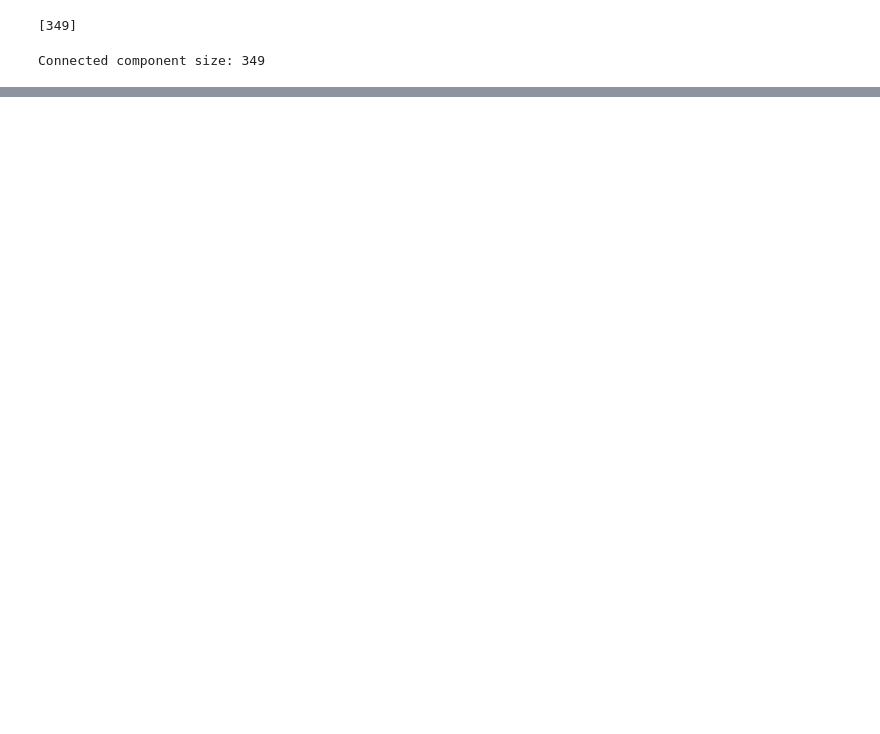
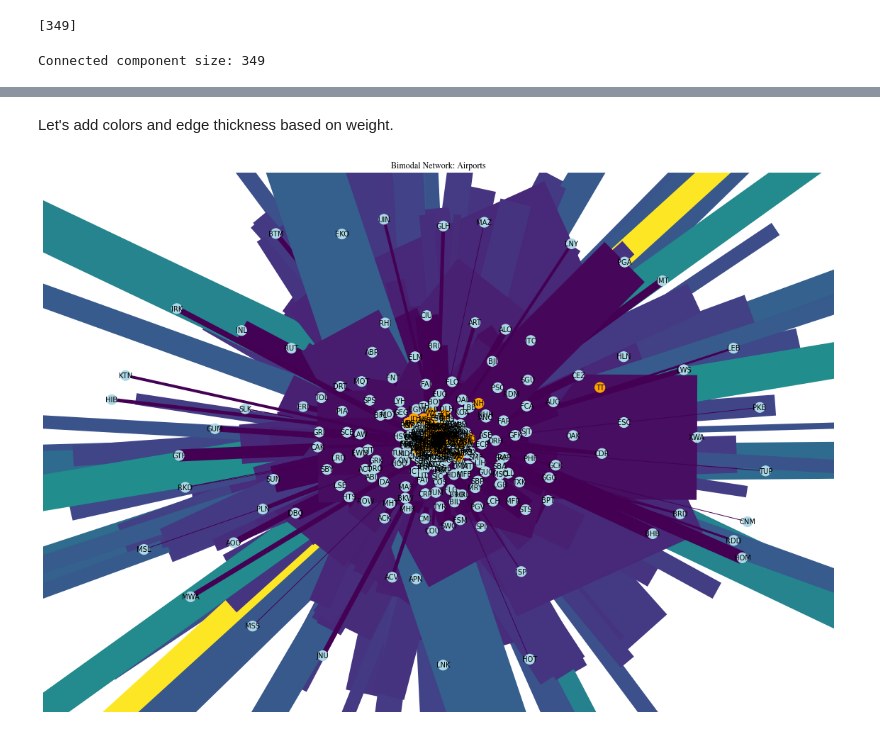
Before and after one commit to addsding/cuny-data620, a Jupyter notebook: week4_part1/Project2.ipynb, the cells around one changed output, grey strips where cells are left out. Saved outputs shown, nothing was run; the diff lists cells and outputs as text; code cells hidden in the pictures; blank space fills up the shorter version.

```diff
--- a/week4_part1/Project2.ipynb
+++ b/week4_part1/Project2.ipynb
@@ -251,0 +269,13 @@ Connected component size: 349
+# %% [markdown]
+Let's add colors and edge thickness based on weight.
+# %%
+plt.figure(figsize=(20,14))
+
+weights = subset_weighted['count']
+nx.draw_networkx(test, node_size=200, font_size=10, node_color=node_color, width = weights, edge_color = weights)
+
+plt.title("Bimodal Network: Airports")
+plt.axis("off")
+plt.show()
+# %% [output]
+[figure, added]
```
Also changed, not shown: parts of 16 cells of this notebook.
